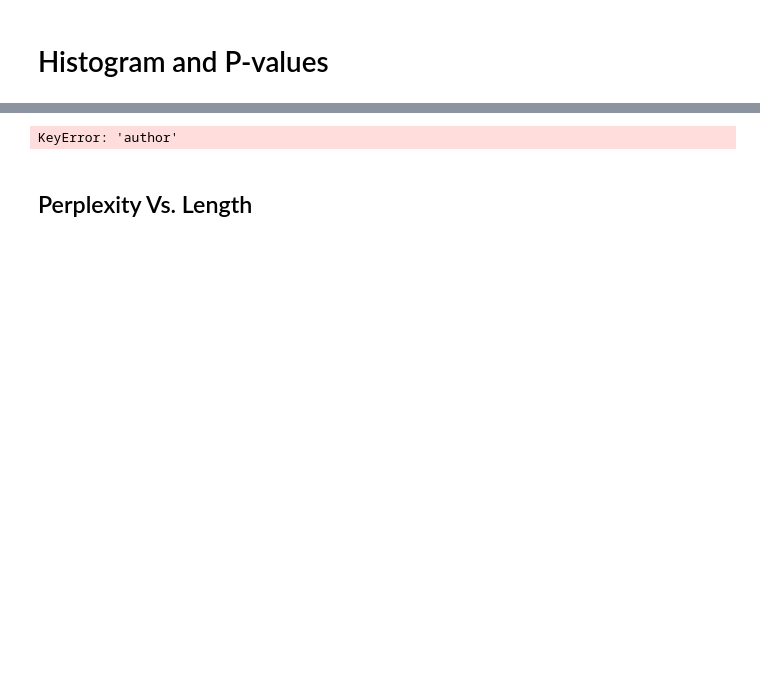
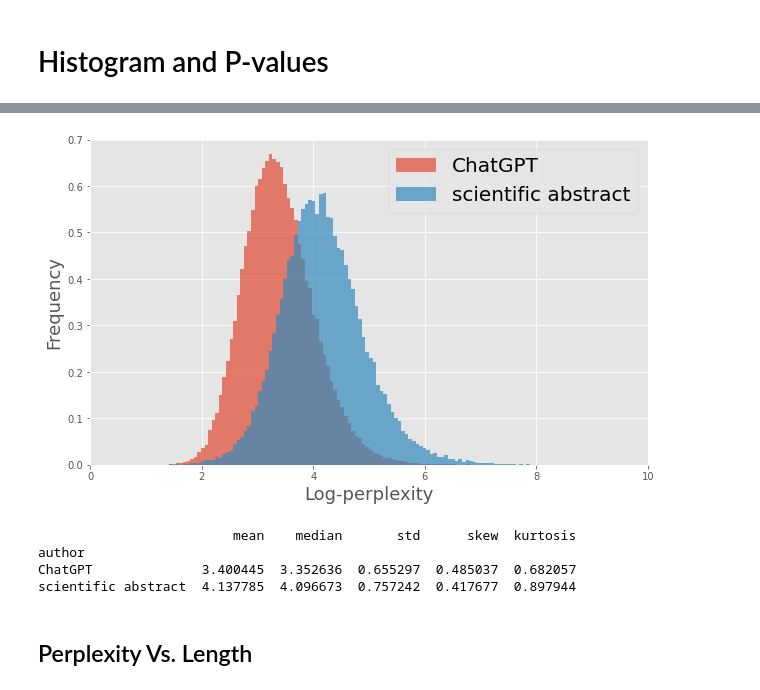
Before and after one commit to bzimbler/Boaz-detectLM, a Jupyter notebook: illustrate_hist_and_ROC.ipynb, the cells around one changed output, grey strips where cells are left out. Drawn from its saved outputs; the diff is of its cells as text; code cells hidden in the pictures; blank space fills up the shorter version.

```diff
--- a/illustrate_hist_and_ROC.ipynb
+++ b/illustrate_hist_and_ROC.ipynb
@@ -47,6 +39,10 @@ if dataset == 'wiki':
 if dataset == 'news':
     human_author =  'CNN/DailyMail'
     machine_author = 'ChatGPT'
+if dataset == 'abstracts':
+    human_author =  'scientific abstract'
+    machine_author = 'ChatGPT'
+
 
 data_machine['author'] = machine_author
 data_human['author'] = human_author
@@ -56,34 +52,38 @@ datar = pd.concat([data_machine, data_human])
 datar = datar[(MIN_TOKENS_PER_SENTENCE <= datar.length) & (datar.length <= MAX_TOKENS_PER_SENTENCE)]
 datar = datar.groupby('response').head(1) # remove repeated entries
 datar = datar.rename(columns={'sent_num': 'num'})
-# %% [output]
-KeyError: 'author'
 # %%
 from scipy.stats import norm
 
 IGNORE_FIRST_SENTENCE = True
 if context == 'previous_sentence' or IGNORE_FIRST_SENTENCE:
     data_disp = datar[datar.num>1]
 
-tt = np.linspace(0,10,113)
+tt = np.linspace(0,10,157)
 data_disp.groupby('author').response.plot.hist(bins = tt, density=True, alpha=.7, legend=True)
 plt.legend(fontsize=20)
 plt.ylabel('Frequency', size=18)
 plt.xlabel('Log-perplexity', size=18)
 
 fig = plt.gcf()
 fig.set_size_inches(10, 6, forward=True)
 
 
 plt.savefig(f"Figs/{name}.png")
 plt.xlim((0,10))
 plt.show()
 #
 
 def kurtosis(x):
     return scipy.stats.kurtosis(x)
 agg_stats = datar.groupby('author').response.agg(['mean','median', 'std', 'skew', kurtosis])
 print(agg_stats)
+# %% [output]
+[figure, added]
+                         mean    median       std      skew  kurtosis
+author
+ChatGPT              3.400445  3.352636  0.655297  0.485037  0.682057
+scientific abstract  4.137785  4.096673  0.757242  0.417677  0.897944
 # %% [markdown]
 ## Perplexity Vs. Length
 # %%
```
Also changed, not shown: parts of 9 cells of this notebook, 2 other files.
